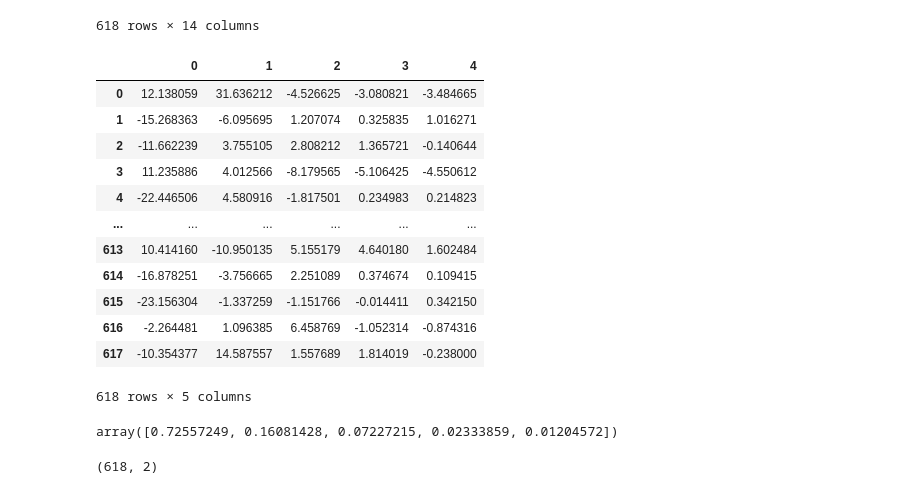
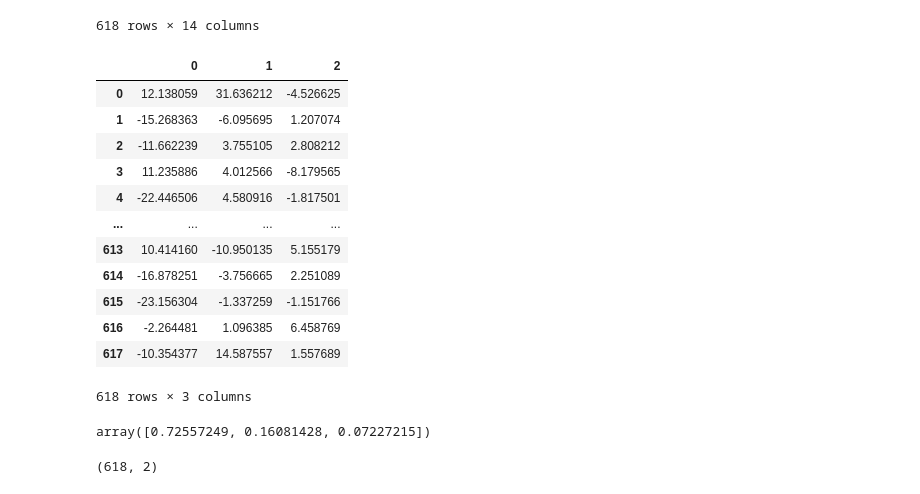
Before and after one commit to Jacob-McM/unsupervised-machine-learning, a Jupyter notebook: unsupervised learning.ipynb, the cells around one changed output. Saved outputs shown, nothing was run; the diff lists cells and outputs as text; code cells hidden in the pictures.

```diff
--- a/unsupervised learning.ipynb
+++ b/unsupervised learning.ipynb
@@ -52,29 +56,29 @@ scaled_data = scaler.fit_transform(X)
 # %%
 ## principal component analysis
 pca = PCA(n_components=0.9)
 
-myopia_pca = pca.fit_transform(X)
+X_pca = pca.fit_transform(X)
 
-myopia_pcs_df = pd.DataFrame(data=myopia_pca)
-myopia_pcs_df
+X_pcs = pd.DataFrame(data=X_pca)
+X_pcs
 # %% [output]
-|  | 0 | 1 | 2 | 3 | 4 |
-| 0 | 12.138059 | 31.636212 | -4.526625 | -3.080821 | -3.484665 |
-| 1 | -15.268363 | -6.095695 | 1.207074 | 0.325835 | 1.016271 |
-| 2 | -11.662239 | 3.755105 | 2.808212 | 1.365721 | -0.140644 |
-| 3 | 11.235886 | 4.012566 | -8.179565 | -5.106425 | -4.550612 |
-| 4 | -22.446506 | 4.580916 | -1.817501 | 0.234983 | 0.214823 |
-| ... | ... | ... | ... | ... | ... |
-| 613 | 10.414160 | -10.950135 | 5.155179 | 4.640180 | 1.602484 |
-| 614 | -16.878251 | -3.756665 | 2.251089 | 0.374674 | 0.109415 |
-| 615 | -23.156304 | -1.337259 | -1.151766 | -0.014411 | 0.342150 |
-| 616 | -2.264481 | 1.096385 | 6.458769 | -1.052314 | -0.874316 |
-| 617 | -10.354377 | 14.587557 | 1.557689 | 1.814019 | -0.238000 |
+|  | 0 | 1 | 2 |
+| 0 | 12.138059 | 31.636212 | -4.526625 |
+| 1 | -15.268363 | -6.095695 | 1.207074 |
+| 2 | -11.662239 | 3.755105 | 2.808212 |
+| 3 | 11.235886 | 4.012566 | -8.179565 |
+| 4 | -22.446506 | 4.580916 | -1.817501 |
+| ... | ... | ... | ... |
+| 613 | 10.414160 | -10.950135 | 5.155179 |
+| 614 | -16.878251 | -3.756665 | 2.251089 |
+| 615 | -23.156304 | -1.337259 | -1.151766 |
+| 616 | -2.264481 | 1.096385 | 6.458769 |
+| 617 | -10.354377 | 14.587557 | 1.557689 |
-618 rows × 5 columns
+618 rows × 3 columns
 # %%
 pca.explained_variance_ratio_
 # %% [output]
-array([0.72557249, 0.16081428, 0.07227215, 0.02333859, 0.01204572])
+array([0.72557249, 0.16081428, 0.07227215])
 # %%
 ## t-SNE reduction
 tsne = TSNE(init='pca',learning_rate='auto')
```
Also changed, not shown: parts of 17 cells of this notebook.
